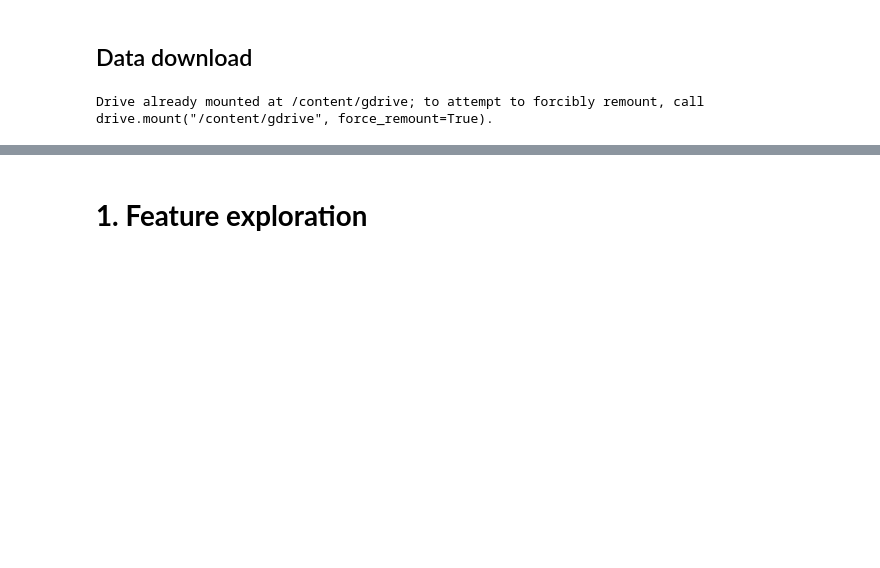
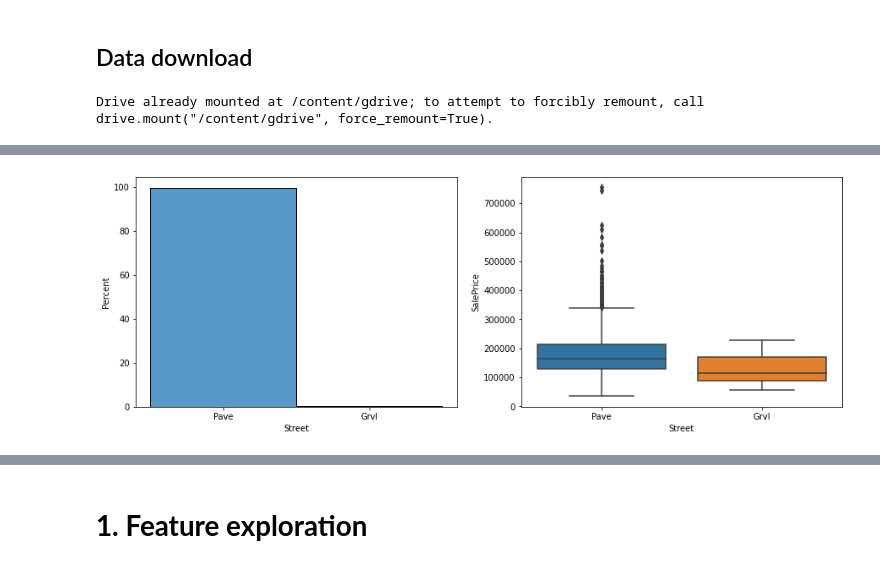
Before and after one commit to PashaIanko/Kaggle.HousePrices, a Jupyter notebook: House_Prices.ipynb, the cells around one changed output, grey strips where cells are left out. Drawn from its saved outputs; the diff is of its cells as text; code cells hidden in the pictures; blank space fills up the shorter version.

```diff
--- a/House_Prices.ipynb
+++ b/House_Prices.ipynb
@@ -291,0 +406,4 @@ target = train['SalePrice']
+# %%
+plot(cat_features[1])
+# %% [output]
+[figure, added]
```
Also changed, not shown: parts of 30 cells of this notebook.
